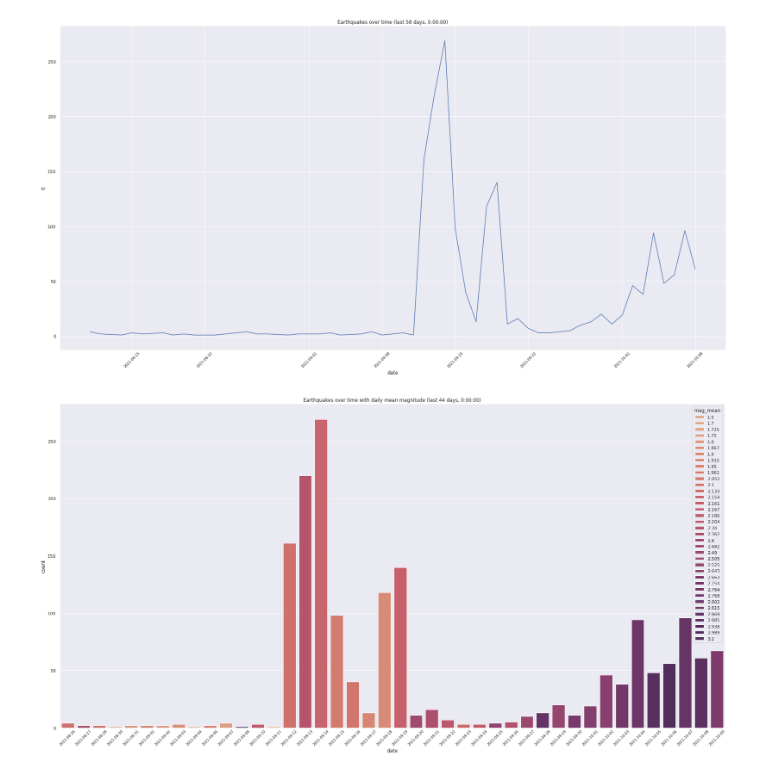
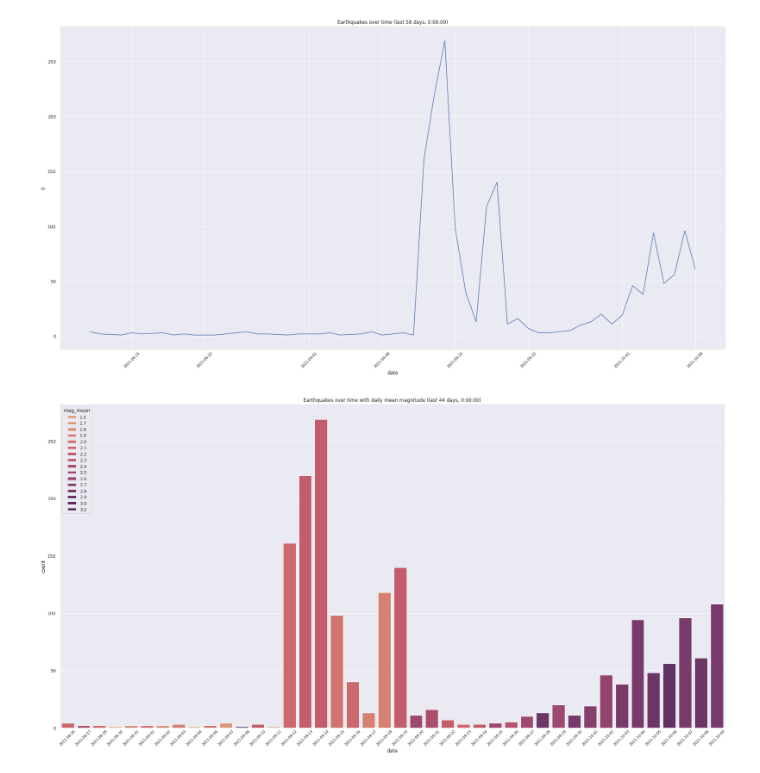
Before and after one commit to Anonymous5726221/lapalma_data, a Jupyter notebook: main.ipynb, the cells around one changed output. Cells and saved outputs as stored; diff of their text form; code cells hidden in the pictures.

```diff
--- a/main.ipynb
+++ b/main.ipynb
@@ -3,8 +3,6 @@
 # %% [markdown]
 ## Importing libraries
 # %%
-%matplotlib inline
-
 from datetime import datetime as dt
 from datetime import timedelta
 
@@ -16,10 +14,12 @@ import numpy as np
 import seaborn as sns
 import contextily as cx
 import matplotlib.ticker as mticker
+from mpl_toolkits.mplot3d import Axes3D
 
 from SeismicPortal.dl_quakes import CANARY_BOX, SeismicPortal
 
 sns.set_theme()
+sns.set(style="darkgrid")
 plt.rcParams['figure.figsize'] = [30, 15]
 # %% [markdown]
 ## Downloading latest eartquake data for the Canary Islands
@@ -72,7 +72,7 @@ master_df['mag_range'] = magnitude_ranges
 
 # Add mean magnitude and depth per day
 
-master_df = pd.merge(master_df, master_df.groupby("date").mean().round(decimals=3)[["mag", "depth"]], on="date", suffixes=("", "_mean"), how="right")
+master_df = pd.merge(master_df, master_df.groupby("date").mean().round(decimals=1)[["mag", "depth"]], on="date", suffixes=("", "_mean"), how="right")
 
 master_df = master_df.sort_values("time", ascending=False, ignore_index=True)
 master_df
@@ -118,21 +128,34 @@ sns.scatterplot(data=df, x="time", y="depth", hue="mag", size="mag", sizes=(10,
 # %%
-df = master_df[master_df["date"] < master_df.iloc[0].date]
+fig = plt.figure()
 
-fig, ax = plt.subplots()
-ax.tick_params(axis='x', rotation=45, labelsize=9, direction="in")
+def eq_daily_count(fig, r=1, c=1, ix=1):
 
-ax.set_title(f"Earthquakes over time (last {df.iloc[0].date - df.iloc[-1].date})")
+    df = master_df[master_df["date"] < master_df.iloc[0].date]
 
-sns.lineplot(data=df.groupby("date").size().reset_index(), x="date", y=df.groupby("date").size().reset_index()[0]);
+    ax = fig.add_subplot(r,c,ix)
+    ax.tick_params(axis='x', rotation=45, labelsize=9, direction="in")
+
+    ax.set_title(f"Earthquakes over time (last {df.iloc[0].date - df.iloc[-1].date})")
+
+    sns.lineplot(data=df.groupby("date").size().reset_index(), x="date", y=df.groupby("date").size().reset_index()[0])
+
+eq_daily_count(fig)
 # %% [output]
 [figure]
 # %%
-df = master_df[master_df["time"] >= dt.now() - timedelta(days=45)]
+fig = plt.figure()
 
-fig, ax = plt.subplots()
-ax.tick_params(axis='x', rotation=45, labelsize=9, direction="in")
-ax.set_title(f"Earthquakes over time with daily mean magnitude (last {df.iloc[0].date - df.iloc[-1].date})")
+def eq_count_mean_mag_over_time(fig, r=1, c=1, ix=1):
 
-sns.countplot(data=df.sort_values("date"), x="date", palette="flare", hue="mag_mean", dodge=False);
+    df = master_df[master_df["time"] >= dt.now() - timedelta(days=45)]
+
+    ax = fig.add_subplot(r,c,ix)
+    ax.tick_params(axis='x', rotation=45, labelsize=9, direction="in")
+    ax.set_title(f"Earthquakes over time with daily mean magnitude (last {df.iloc[0].date - df.iloc[-1].date})")
+
+    sns.countplot(data=df.sort_values("date"), x="date", palette="flare", hue="mag_mean", dodge=False)
+    sns.move_legend(ax, loc="upper left")
+
+eq_count_mean_mag_over_time(fig)
 # %% [output]
-[figure, old version]
+[figure, new version]
```
Also changed, not shown: parts of 7 cells of this notebook.
